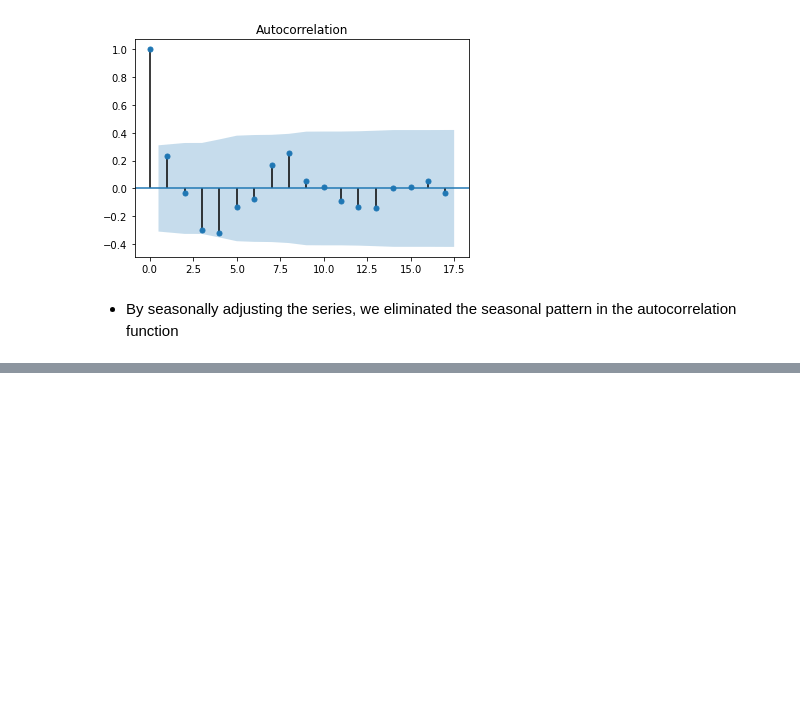
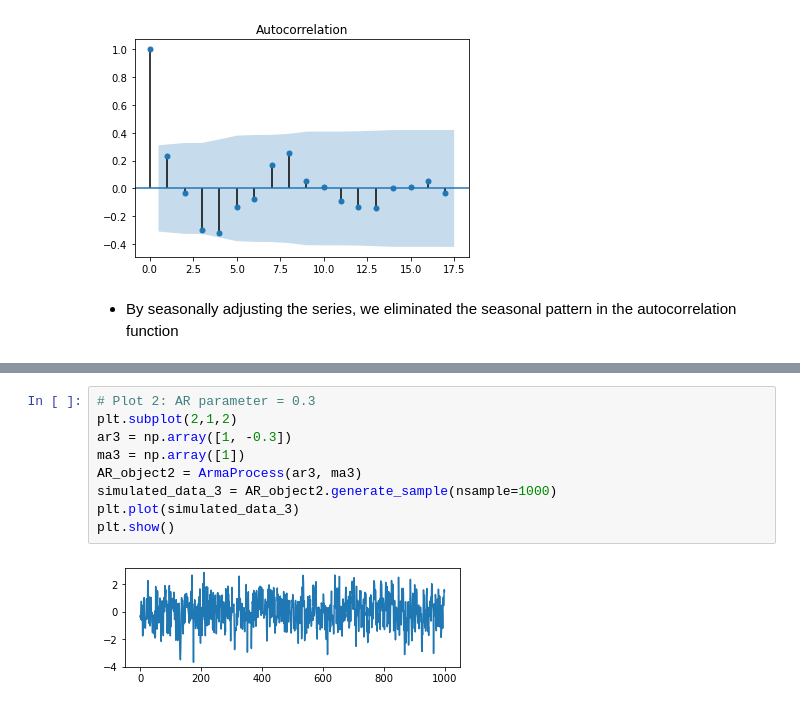
Before and after one commit to naikshubham/Forecasting-using-Python, a Jupyter notebook: Time-Series-Analysis/Time Series Analysis.ipynb, the cells around one changed output, grey strips where cells are left out. Saved outputs shown, nothing was run; the diff lists cells and outputs as text; blank space fills up the shorter version.

```diff
--- a/Time-Series-Analysis/Time Series Analysis.ipynb
+++ b/Time-Series-Analysis/Time Series Analysis.ipynb
@@ -657,0 +700,11 @@ plt.show()
+# %%
+# Plot 2: AR parameter = 0.3
+plt.subplot(2,1,2)
+ar3 = np.array([1, -0.3])
+ma3 = np.array([1])
+AR_object2 = ArmaProcess(ar3, ma3)
+simulated_data_3 = AR_object2.generate_sample(nsample=1000)
+plt.plot(simulated_data_3)
+plt.show()
+# %% [output]
+[figure, added]
```
Also changed, not shown: parts of 9 cells of this notebook.
